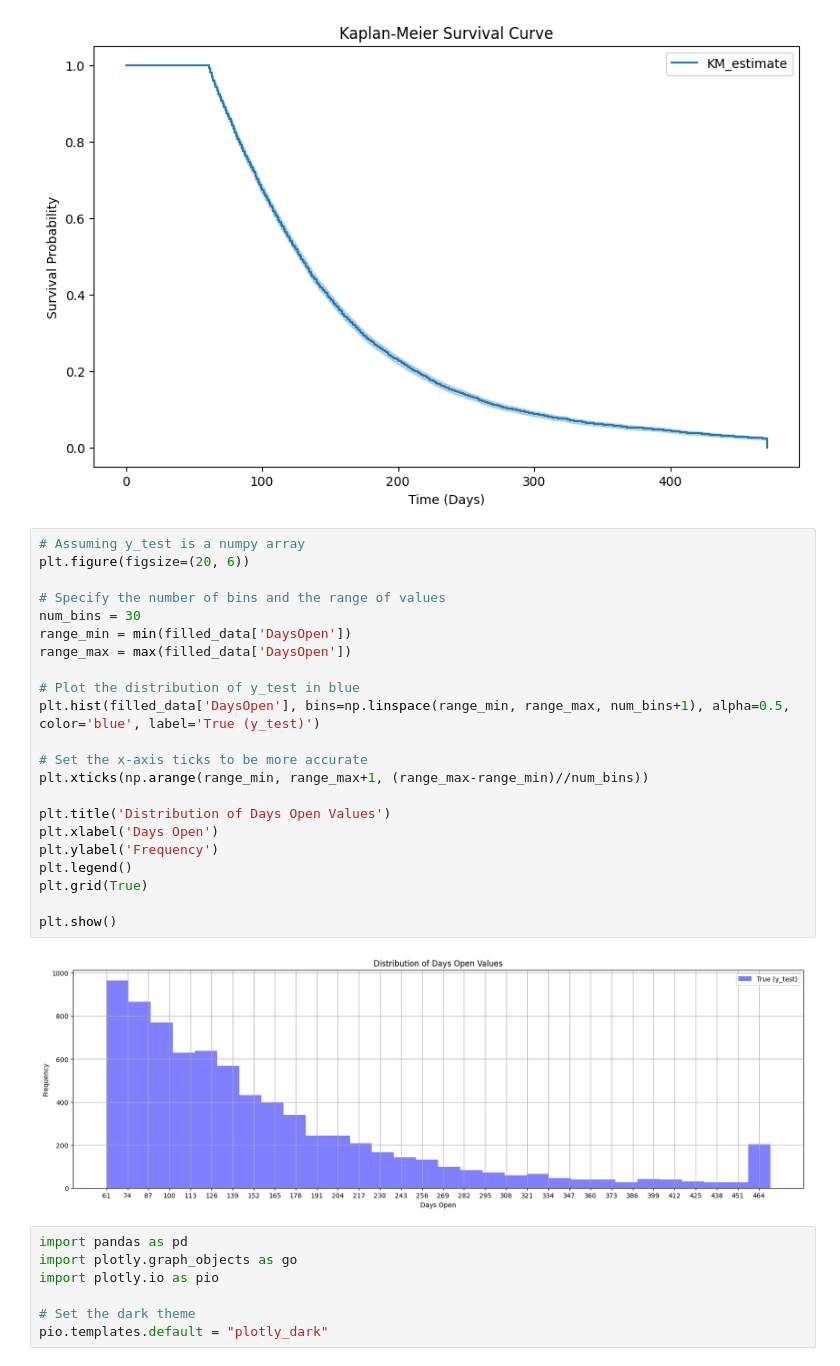
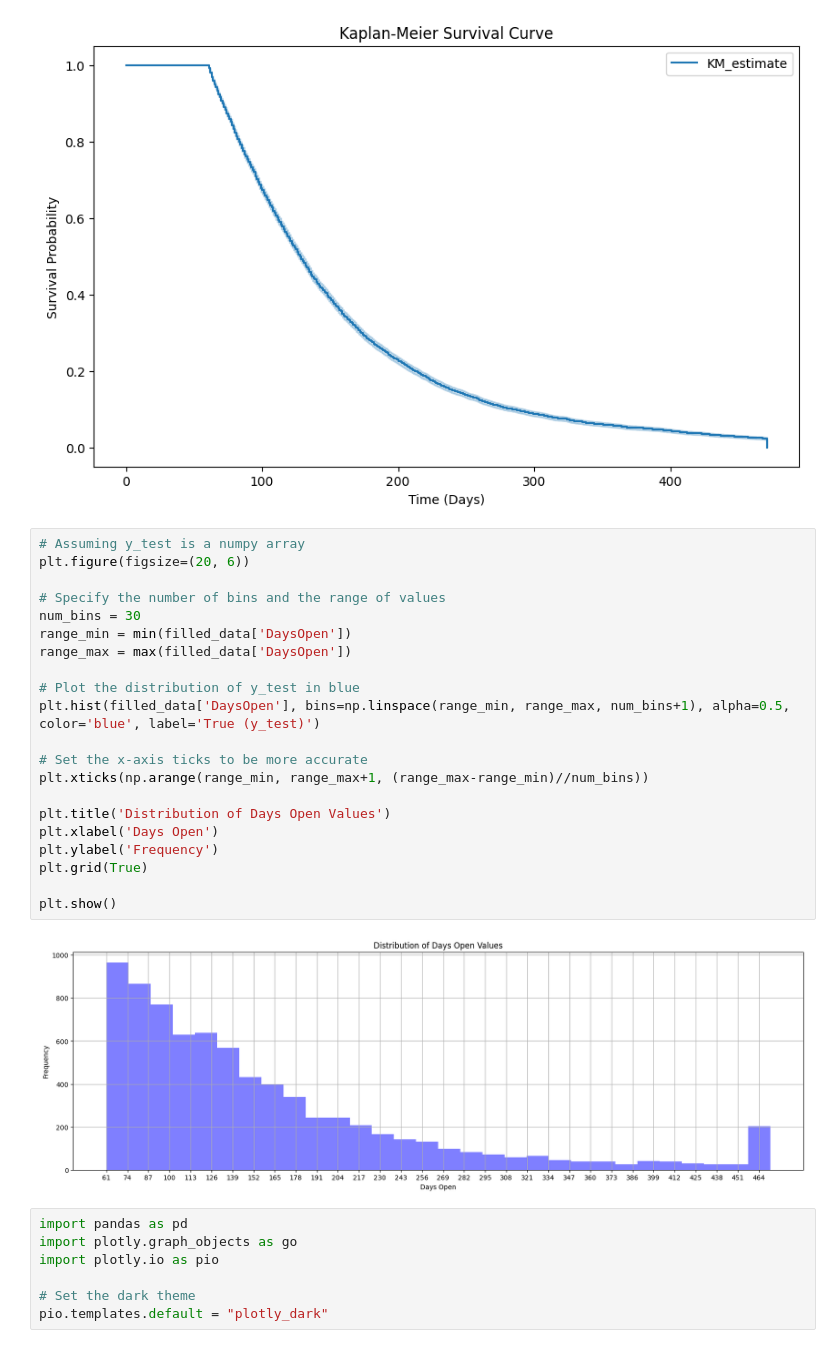
Before and after one commit to mmgh900/days-open-rnn, a Jupyter notebook: days_open_cnn.ipynb, the cells around one changed output. Drawn from its saved outputs; the diff is of its cells as text.

```diff
--- a/days_open_cnn.ipynb
+++ b/days_open_cnn.ipynb
@@ -326,27 +330,26 @@ plt.show()
 # %%
 # Assuming y_test is a numpy array
 plt.figure(figsize=(20, 6))
 
 # Specify the number of bins and the range of values
 num_bins = 30
 range_min = min(filled_data['DaysOpen'])
 range_max = max(filled_data['DaysOpen'])
 
 # Plot the distribution of y_test in blue
 plt.hist(filled_data['DaysOpen'], bins=np.linspace(range_min, range_max, num_bins+1), alpha=0.5, color='blue', label='True (y_test)')
 
 # Set the x-axis ticks to be more accurate
 plt.xticks(np.arange(range_min, range_max+1, (range_max-range_min)//num_bins))
 
 plt.title('Distribution of Days Open Values')
 plt.xlabel('Days Open')
 plt.ylabel('Frequency')
-plt.legend()
 plt.grid(True)
 
 plt.show()
 # %% [output]
-[figure, old version]
+[figure, new version]
 # %%
 import pandas as pd
 import plotly.graph_objects as go
```
Also changed, not shown: parts of 26 cells of this notebook, 4 other files.
